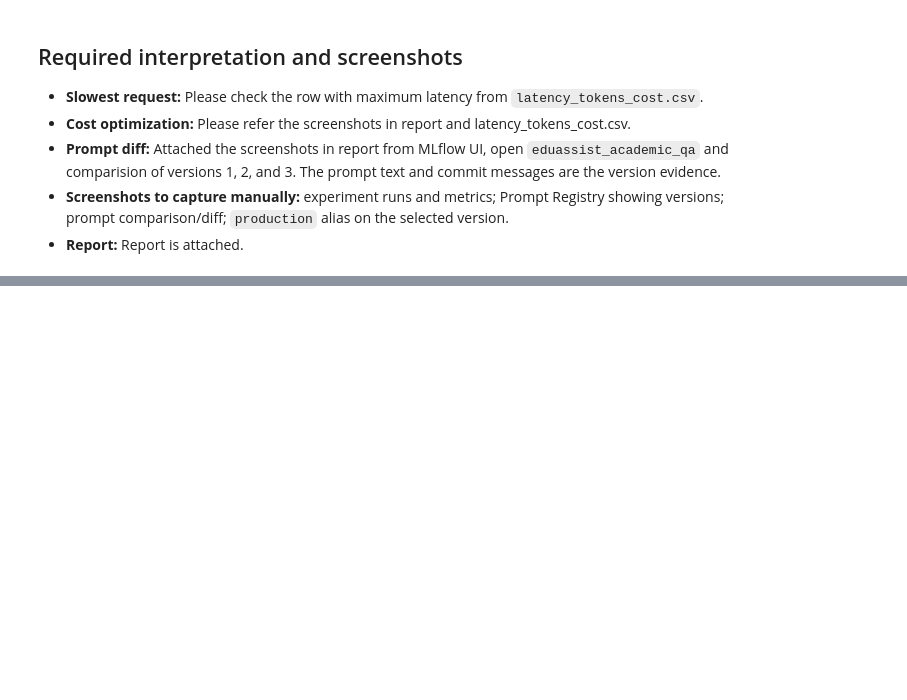
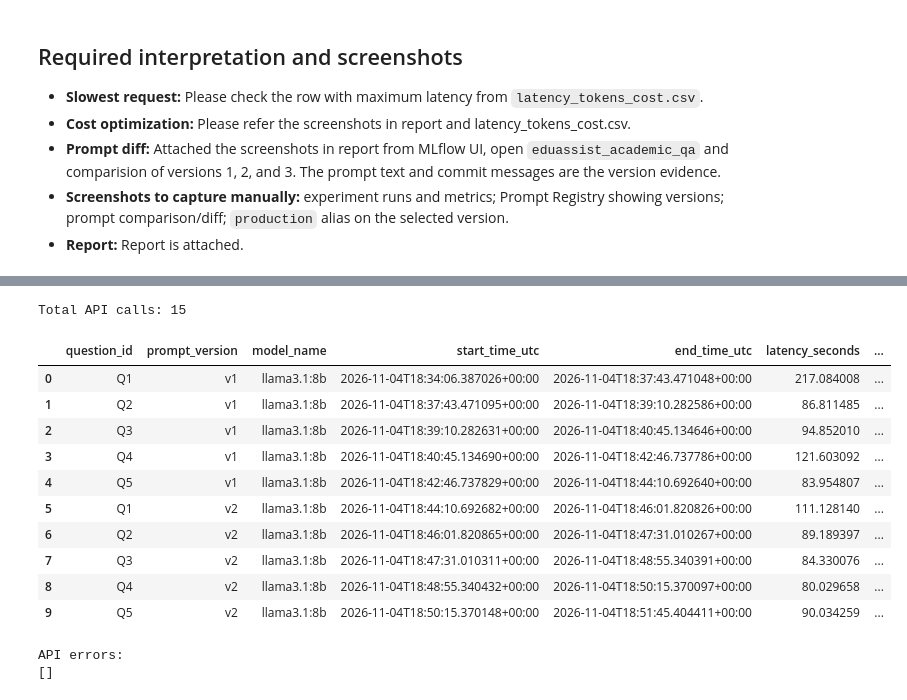
Before and after one commit to 2025ae05398-afk/eduAssistAI, a Jupyter notebook: MLOps_Assignment_2.ipynb, the cells around one changed output, grey strips where cells are left out. Saved outputs shown, nothing was run; the diff lists cells and outputs as text; code cells hidden in the pictures; blank space fills up the shorter version.

```diff
--- a/MLOps_Assignment_2.ipynb
+++ b/MLOps_Assignment_2.ipynb
@@ -250,0 +476,30 @@ print("Pricing is an estimate in USD, based on the configured model rates and AP
+# %%
+import pandas as pd
+
+df = pd.read_csv("latency_tokens_cost.csv")
+
+print("Total API calls:", len(df))
+display(df.head(10))
+
+if "status" in df.columns:
+    print("\nAPI status:")
+    print(df["status"].value_counts(dropna=False))
+
+if "error" in df.columns:
+    print("\nAPI errors:")
+    print(df["error"].dropna().tolist()[:10])
+# %% [output]
+Total API calls: 15
+|  | question_id | prompt_version | model_name | start_time_utc | end_time_utc | latency_seconds | ... |
+| 0 | Q1 | v1 | llama3.1:8b | 2026-11-04T18:34:06.387026+00:00 | 2026-11-04T18:37:43.471048+00:00 | 217.084008 | ... |
+| 1 | Q2 | v1 | llama3.1:8b | 2026-11-04T18:37:43.471095+00:00 | 2026-11-04T18:39:10.282586+00:00 | 86.811485 | ... |
+| 2 | Q3 | v1 | llama3.1:8b | 2026-11-04T18:39:10.282631+00:00 | 2026-11-04T18:40:45.134646+00:00 | 94.852010 | ... |
+| 3 | Q4 | v1 | llama3.1:8b | 2026-11-04T18:40:45.134690+00:00 | 2026-11-04T18:42:46.737786+00:00 | 121.603092 | ... |
+| 4 | Q5 | v1 | llama3.1:8b | 2026-11-04T18:42:46.737829+00:00 | 2026-11-04T18:44:10.692640+00:00 | 83.954807 | ... |
+| 5 | Q1 | v2 | llama3.1:8b | 2026-11-04T18:44:10.692682+00:00 | 2026-11-04T18:46:01.820826+00:00 | 111.128140 | ... |
+| 6 | Q2 | v2 | llama3.1:8b | 2026-11-04T18:46:01.820865+00:00 | 2026-11-04T18:47:31.010267+00:00 | 89.189397 | ... |
+| 7 | Q3 | v2 | llama3.1:8b | 2026-11-04T18:47:31.010311+00:00 | 2026-11-04T18:48:55.340391+00:00 | 84.330076 | ... |
+| 8 | Q4 | v2 | llama3.1:8b | 2026-11-04T18:48:55.340432+00:00 | 2026-11-04T18:50:15.370097+00:00 | 80.029658 | ... |
+| 9 | Q5 | v2 | llama3.1:8b | 2026-11-04T18:50:15.370148+00:00 | 2026-11-04T18:51:45.404411+00:00 | 90.034259 | ... |
+API errors:
+[]
```
Also changed, not shown: parts of 15 cells of this notebook, 1 other file.
